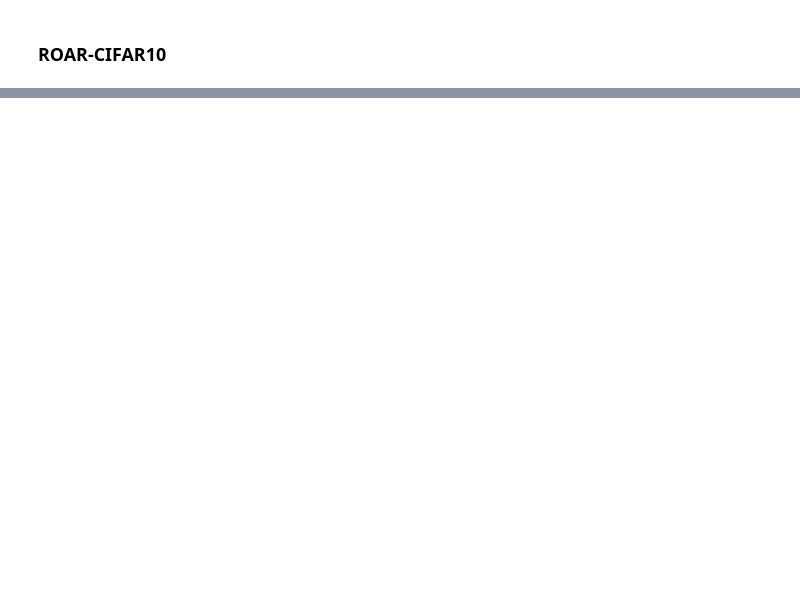
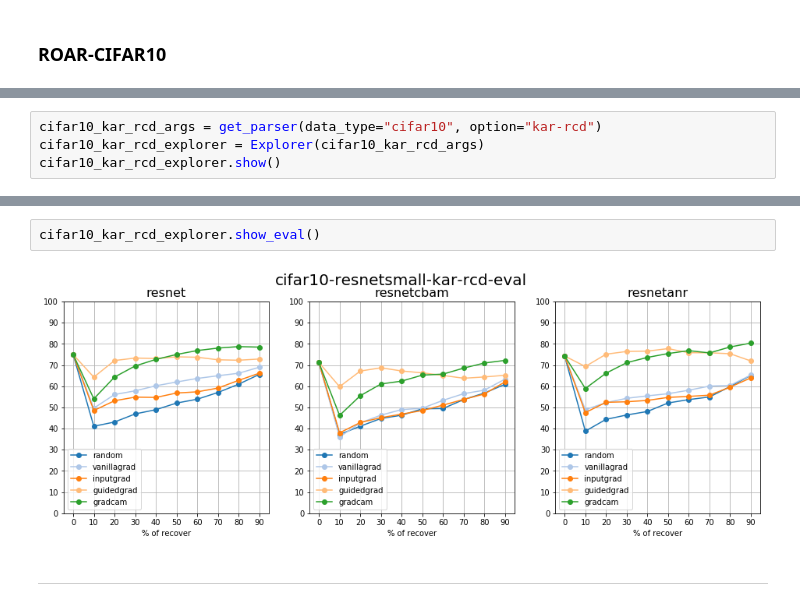
Before and after one commit to simonjisu/XAI, a Jupyter notebook: Tutorial-02-XAI-Attention.ipynb, the cells around one changed output, grey strips where cells are left out. Drawn from its saved outputs; the diff is of its cells as text; blank space fills up the shorter version.

```diff
--- a/Tutorial-02-XAI-Attention.ipynb
+++ b/Tutorial-02-XAI-Attention.ipynb
@@ -185,0 +192,4 @@ cifar10_explorer.show_eval()
+# %%
+cifar10_kar_rcd_args = get_parser(data_type="cifar10", option="kar-rcd")
+cifar10_kar_rcd_explorer = Explorer(cifar10_kar_rcd_args)
+cifar10_kar_rcd_explorer.show()
@@ -185,0 +201,6 @@ cifar10_explorer.show_eval()
+# %%
+cifar10_kar_rcd_explorer.show_eval()
+# %% [output]
+[figure, added]
+# %% [markdown]
+---
```
Also changed, not shown: parts of 22 cells of this notebook, 17 other files.
